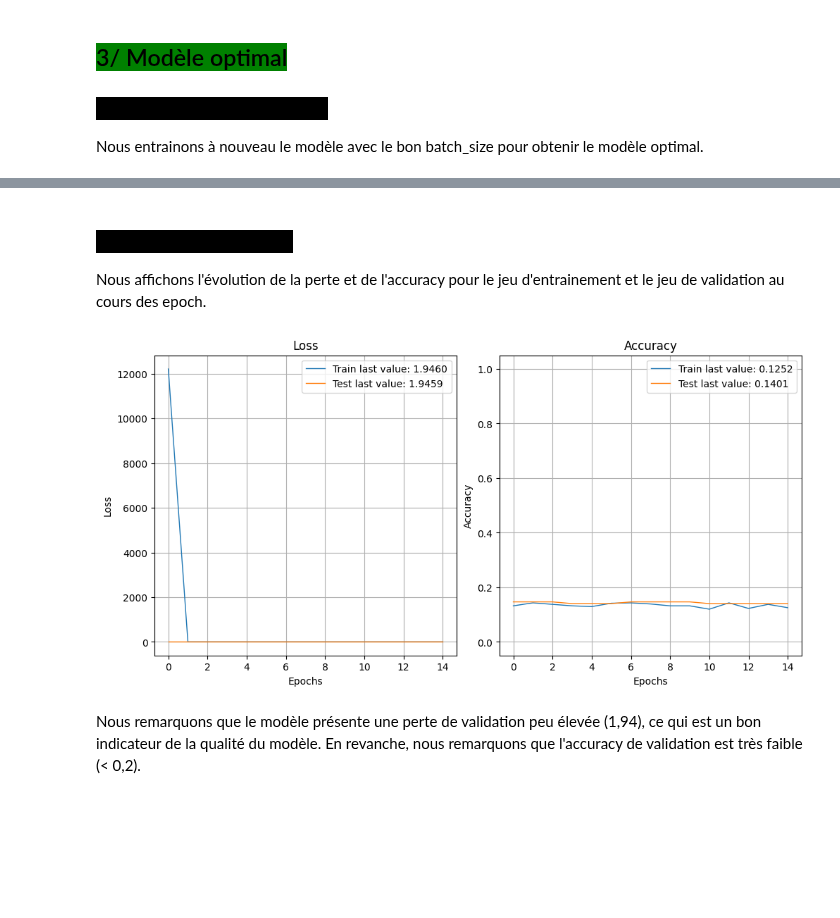
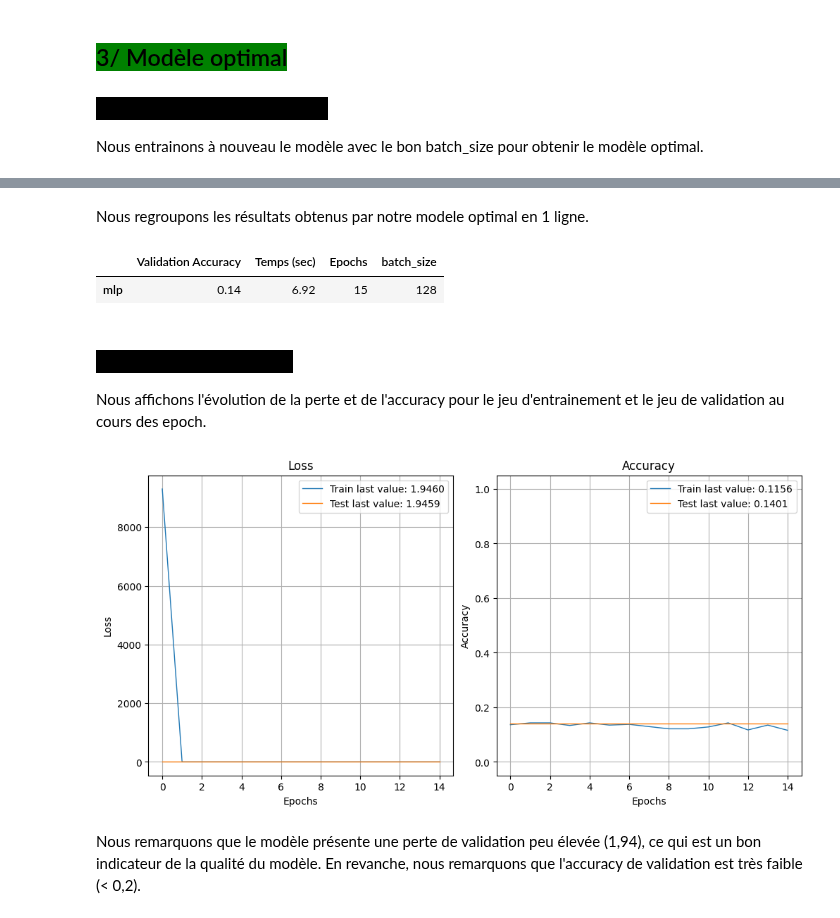
Before and after one commit to pierrickBERTHE/PB6-Classification_automatique_de_produits, a Jupyter notebook: berthe_pierrick_3_notebook_classification_122023.ipynb, the cells around one changed output, grey strips where cells are left out. Saved outputs shown, nothing was run; the diff lists cells and outputs as text; code cells hidden in the pictures; blank space fills up the shorter version.

Commit message:
Commit 08/02 Notebook 3 pret à tourner sur GC pour valider news

```diff
--- a/berthe_pierrick_3_notebook_classification_122023.ipynb
+++ b/berthe_pierrick_3_notebook_classification_122023.ipynb
@@ -1253,6 +1195,6 @@ Nous déterminons le meilleur modèle en ajustant l'hyperparamètre **batch_size
 # %%
 # Définir les batch_sizes à tester
-batch_sizes = [32, 64, 128, 256, 512]
+batch_sizes = [32, 64, 128, 256]
 
 # SI fichier des resultats existe ALORS on passe
 if is_modele_mlp_calculed:
@@ -1273,14 +1215,14 @@ else:
             fonction_perte,
             optimiseur,
             metric_eval,
-            )
+        )
 
         # Création des callbacks
         callbacks_list, chemin_modele_export = creer_callbacks(
             "model_mlp",
             patience,
             batch_size
-            )
+        )
 
         # Enregistrer le temps de début
         start_time = time.time()
@@ -1294,20 +1236,20 @@ else:
             callbacks=callbacks_list,
             validation_data=(X_val_pretraited, y_val_pretraited),
             verbose=0
-            )
+        )
 
         # Enregistrer le temps de fin
         end_time = time.time()
 
         # Calculer le temps d'entraînement
-        training_time = end_time - start_time
-        print(f"\n=> Temps d'entraînement : {round(training_time, 2)} sec <=")
+        temps_train = end_time - start_time
+        print(f"\n=> Temps d'entraînement : {round(temps_train, 2)} sec <=")
 
         # Calculer le nombre d'epochs
         epochs = len(history_mlp.history['loss'])
 
         # Stocker l'historique, le temps d'entraînement et le nombre d'epochs
         history_dict[batch_size] = history_mlp.history
-        time_dict[batch_size] = training_time
+        time_dict[batch_size] = temps_train
         epoch_dict[batch_size] = epochs
 # %% [output]
@@ -1385,6 +1330,7 @@ else:
         fonction_perte,
         optimiseur,
         metric_eval,
+        verbose=1
     )
 
     # Création des callbacks
@@ -1392,6 +1338,9 @@ else:
         "model_optimal_mlp",
         patience,
     )
+
+    # Enregistrer le temps de début
+    start_time = time.time()
 
     # Entraîner le modèle avec batch__meilleur_mlp
     history_optimal_mlp = model_optimal_mlp.fit(
@@ -1401,10 +1350,27 @@ else:
         batch_size=batch_meilleur_mlp,
         callbacks=callbacks_list,
         validation_data=(X_val_pretraited, y_val_pretraited),
-        verbose=0
+        verbose=1
     )
 
-    # Sauvegarder l'objet history
+    # Enregistrer le temps de fin
+    end_time = time.time()
+
+    # Calculer le temps d'entraînement
+    temps_train = end_time - start_time
+    print(f"\n=> Temps d'entraînement : {round(temps_train, 2)} sec <=")
+
+    # Calculer le nombre d'epochs
+    epochs = len(history_optimal_mlp.history['loss'])
+
+    # Créer un dictionnaire pour stocker historique, temps et nombre d'époch
+    history_optimal_mlp_dict = {
+        'history': history_optimal_mlp.history,
+        'temps_train': temps_train,
+        'num_epochs': epochs
+    }
+
+    # Sauvegarder l'objet history_dict
     with open("./modele_ML/history_optimal_mlp.pickle", 'wb') as f:
-        pickle.dump(history_optimal_mlp.history, f)
+        pickle.dump(history_optimal_mlp_dict, f)
 # %% [output]
@@ -1412,21 +1411,35 @@ Les calculs ont deja tournés sur Google Colab
+# %% [markdown]
+Nous regroupons les résultats obtenus par notre modele optimal en 1 ligne.
+# %%
+# Récuperation des résultats
+resultat_optimal_mlp = creer_dataframe_optimal(
+    history_optimal_mlp_dict,
+    batch_meilleur_mlp,
+    'mlp'
+)
+
+display(resultat_optimal_mlp)
+# %% [output]
+|  | Validation Accuracy | Temps (sec) | Epochs | batch_size |
+| mlp | 0.14 | 6.92 | 15 | 128 |
 # %% [markdown]
 ### <span style='background:black'>b/ Plot loss et accuracy</span>
 
 Nous affichons l'évolution de la perte et de l'accuracy pour le jeu d'entrainement et le jeu de validation au cours des epoch.
 # %%
 # Afficher l'historique de l'entraînement
-show_history(history_optimal_mlp)
+show_history(history_optimal_mlp_dict['history'])
 
 # Definir le chemin d'export de la figure
 dossier_figure = "./figure/"
 nom_figure = "history_optimal_mlp.png"
 chemin_figure_export = os.path.join(dossier_figure, nom_figure)
 
 # Sauvegarder le plot de l'historique de l'entraînement
 plot_history(history_optimal_mlp, path=chemin_figure_export)
 plt.close()
 # %% [output]
-[figure, old version]
+[figure, new version]
 # %% [markdown]
 Nous remarquons que le modèle présente une perte de validation peu élevée (1,94), ce qui est un bon indicateur de la qualité du modèle. En revanche, nous remarquons que l'accuracy de validation est très faible (< 0,2).
 # %% [markdown]
```
Also changed, not shown: parts of 59 cells of this notebook.
